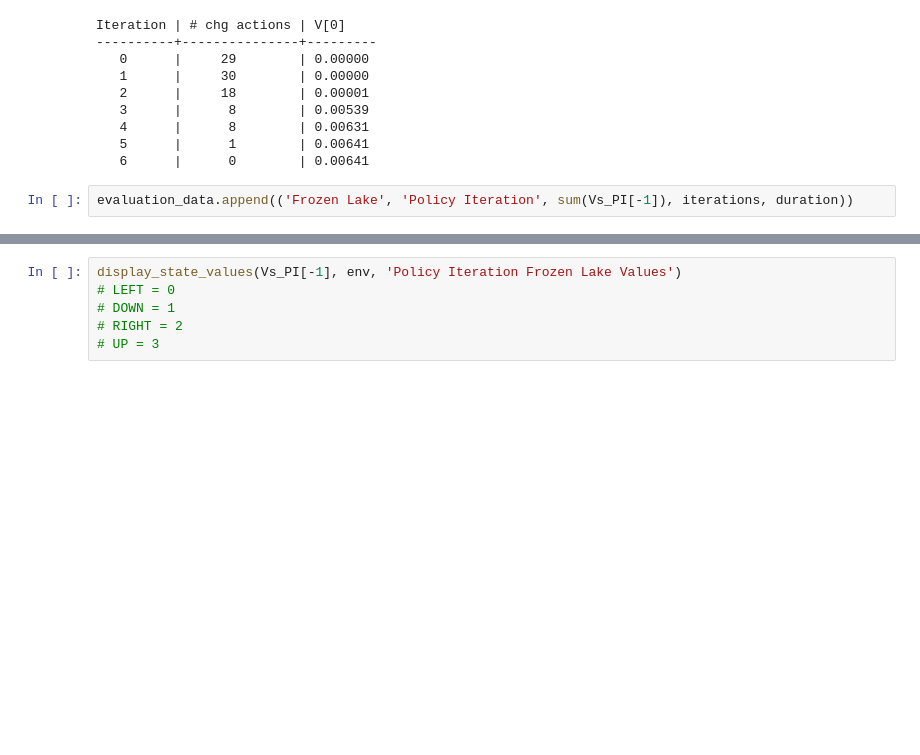
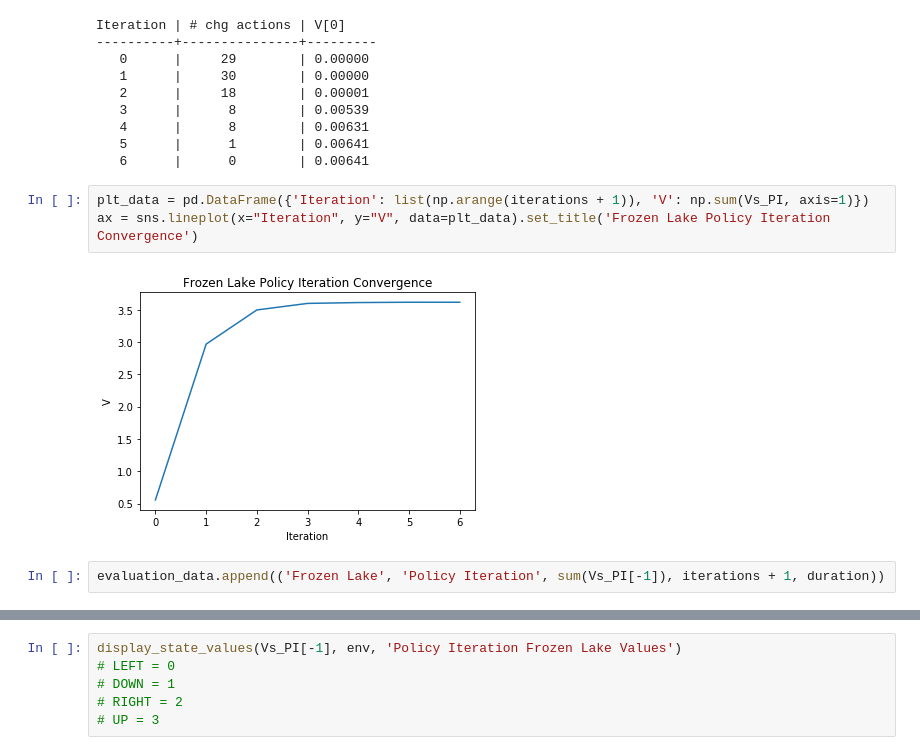
Before and after one commit to mkecera/4-markov-decision-processes, a Jupyter notebook: assignment4.ipynb, the cells around one changed output, grey strips where cells are left out. Cells and saved outputs as stored; diff of their text form; blank space fills up the shorter version.

```diff
--- a/assignment4.ipynb
+++ b/assignment4.ipynb
@@ -245,8 +253,13 @@ Iteration | # chg actions | V[0]
    4      |      8        | 0.00631
    5      |      1        | 0.00641
    6      |      0        | 0.00641
+# %%
+plt_data = pd.DataFrame({'Iteration': list(np.arange(iterations + 1)), 'V': np.sum(Vs_PI, axis=1)})
+ax = sns.lineplot(x="Iteration", y="V", data=plt_data).set_title('Frozen Lake Policy Iteration Convergence')
+# %% [output]
+[figure, added]
 # %%
-evaluation_data.append(('Frozen Lake', 'Policy Iteration', sum(Vs_PI[-1]), iterations, duration))
+evaluation_data.append(('Frozen Lake', 'Policy Iteration', sum(Vs_PI[-1]), iterations + 1, duration))
 # %%
 evaluation_data
 # %% [output]
```
Also changed, not shown: parts of 30 cells of this notebook.
